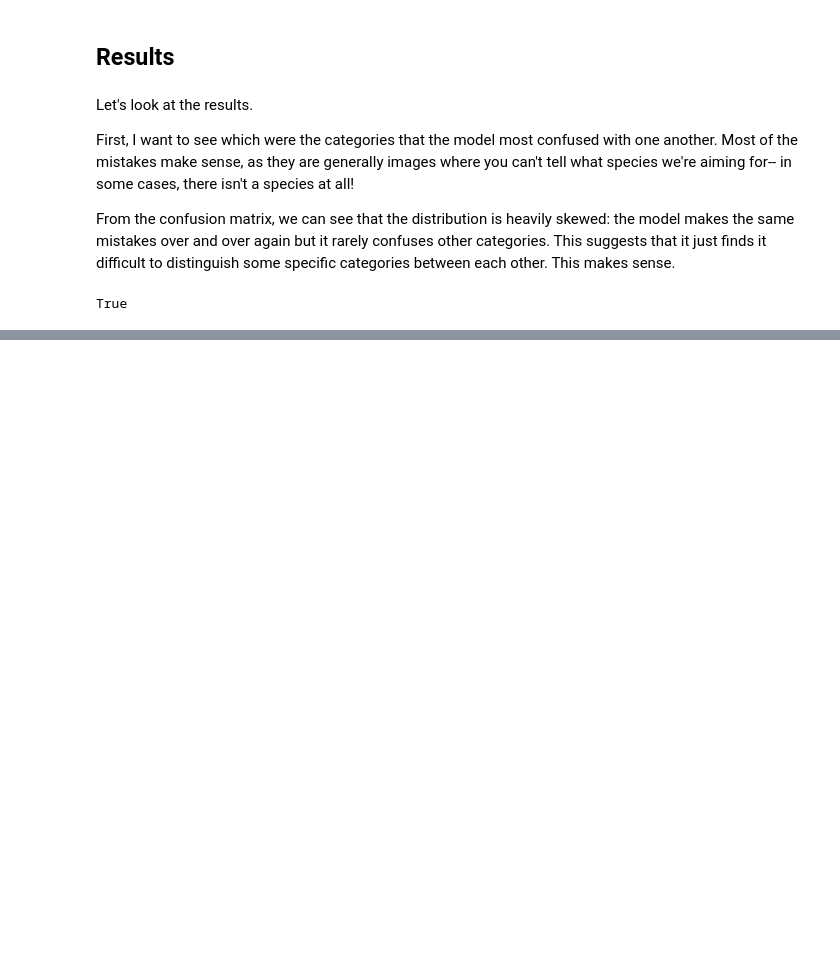
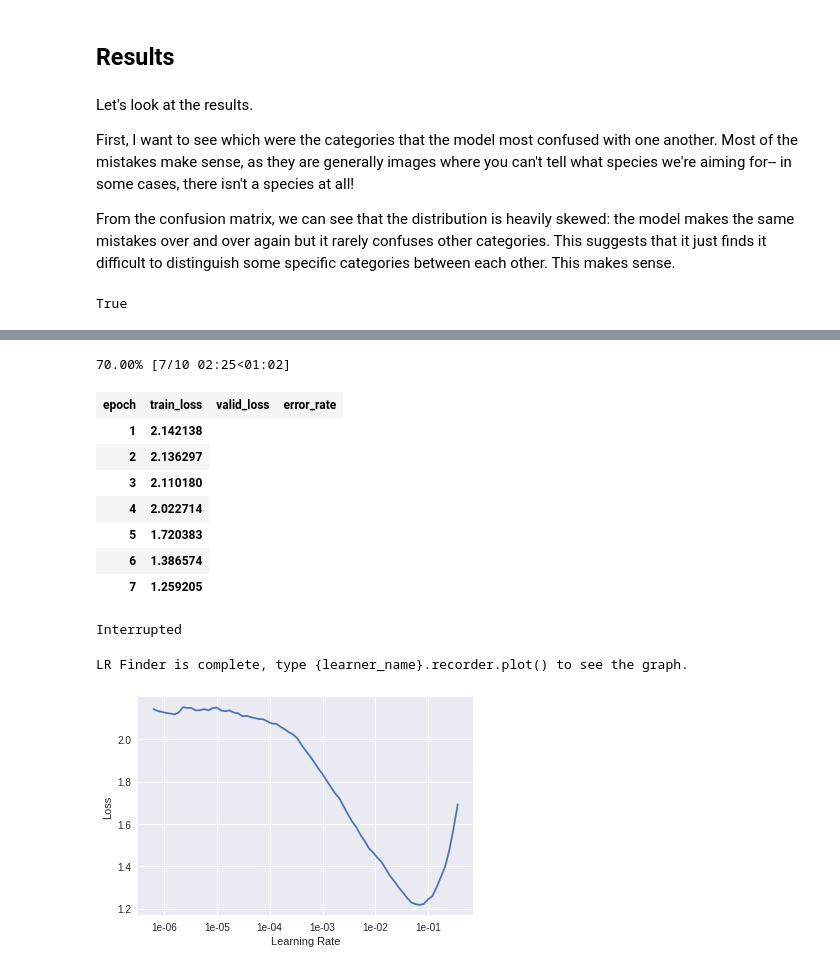
Before and after one commit to sarahgc93/fast-ai, a Jupyter notebook: star-trek-classifier/star_trek_species_classifier.ipynb, the cells around one changed output, grey strips where cells are left out. Cells and saved outputs as stored; diff of their text form; code cells hidden in the pictures; blank space fills up the shorter version.

Commit message:
Adding resnet50 attempt.

```diff
--- a/star-trek-classifier/star_trek_species_classifier.ipynb
+++ b/star-trek-classifier/star_trek_species_classifier.ipynb
@@ -275,0 +339,7 @@ interp.most_confused(min_val=2)
+# %%
+
+# we define the data object, including transforming the images so they are all the same size
+data = ImageDataBunch.from_folder(PATH, valid='valid', ds_tfms=get_transforms(), size=299, bs=bs//2
+                                  ).normalize(imagenet_stats)
+# %%
+learn = create_cnn(data, models.resnet50, metrics=error_rate)
@@ -275,0 +348,16 @@ interp.most_confused(min_val=2)
+# %%
+learn.lr_find()
+learn.recorder.plot()
+# %% [output]
+70.00% [7/10 02:25<01:02]
+| epoch | train_loss | valid_loss | error_rate |
+| 1 | 2.142138 |
+| 2 | 2.136297 |
+| 3 | 2.110180 |
+| 4 | 2.022714 |
+| 5 | 1.720383 |
+| 6 | 1.386574 |
+| 7 | 1.259205 |
+Interrupted
+LR Finder is complete, type {learner_name}.recorder.plot() to see the graph.
+[figure, added]
```
Also changed, not shown: parts of 27 cells of this notebook.
